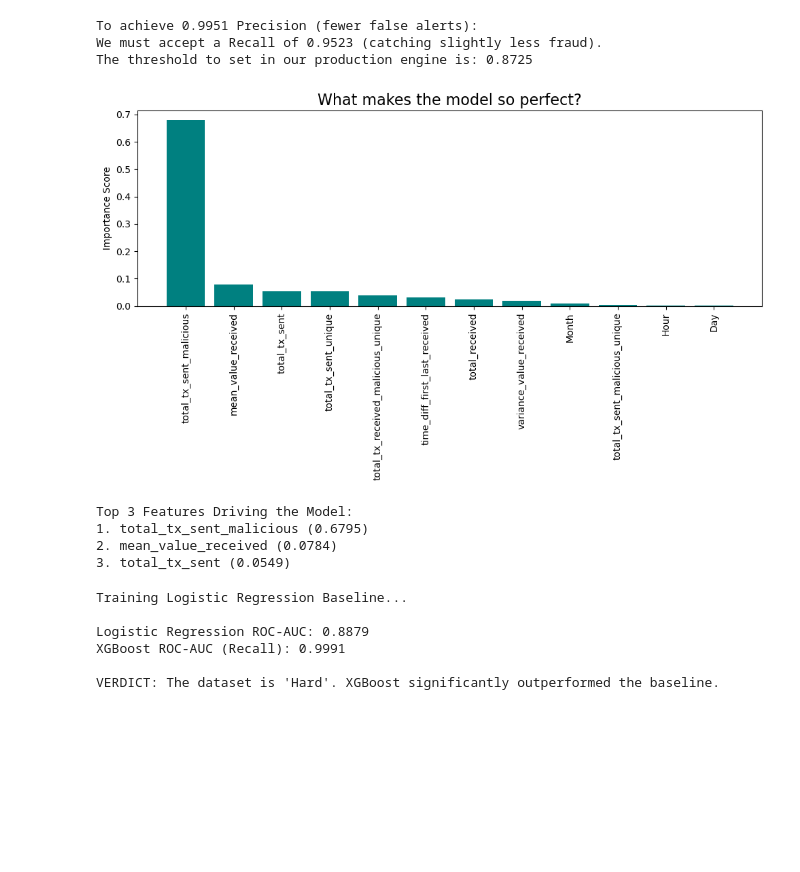
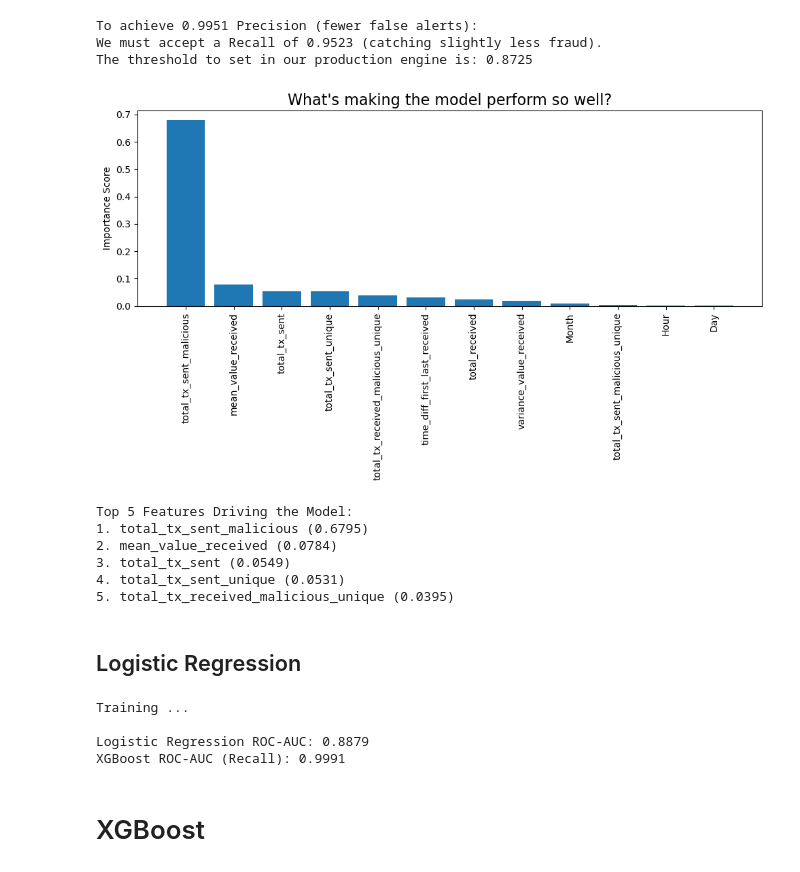
Before and after one commit to jessicabat/crypto-risk-scoring, a Jupyter notebook: notebooks/etfd.ipynb, the cells around one changed output. Saved outputs shown, nothing was run; the diff lists cells and outputs as text; code cells hidden in the pictures; blank space fills up the shorter version.

```diff
--- a/notebooks/etfd.ipynb
+++ b/notebooks/etfd.ipynb
@@ -232,66 +233,51 @@ To achieve 0.9951 Precision (fewer false alerts):
 We must accept a Recall of 0.9523 (catching slightly less fraud).
 The threshold to set in our production engine is: 0.8725
 # %%
-# --- INVESTIGATE: FEATURE IMPORTANCE ---
-# This tells us exactly what the model is looking at.
-
+# feature importance
 features = X_train.columns
 importances = model.feature_importances_
-indices = np.argsort(importances)[::-1] # Sort descending
+indices = np.argsort(importances)[::-1]
 
-# Plot
 plt.figure(figsize=(10, 6))
-plt.title("What makes the model so perfect?", fontsize=16)
-plt.bar(range(X_train.shape[1]), importances[indices], align="center", color='teal')
+plt.title("What's making the model perform so well?", fontsize=16)
+plt.bar(range(X_train.shape[1]), importances[indices], align="center")
 plt.xticks(range(X_train.shape[1]), features[indices], rotation=90)
 plt.xlim([-1, X_train.shape[1]])
 plt.ylabel("Importance Score")
 plt.tight_layout()
 plt.show()
 
-# Print Top 3 for clarity
-print("Top 3 Features Driving the Model:")
-for i in range(3):
+print("Top 5 Features Driving the Model:")
+for i in range(5):
     print(f"{i+1}. {features[indices[i]]} ({importances[indices[i]]:.4f})")
 # %% [output]
-[figure, old version]
+[figure, new version]
-Top 3 Features Driving the Model:
+Top 5 Features Driving the Model:
 1. total_tx_sent_malicious (0.6795)
 2. mean_value_received (0.0784)
 3. total_tx_sent (0.0549)
+4. total_tx_sent_unique (0.0531)
+5. total_tx_received_malicious_unique (0.0395)
+# %% [markdown]
+## Logistic Regression
 # %%
-from sklearn.linear_model import LogisticRegression
-from sklearn.preprocessing import StandardScaler
-from sklearn.pipeline import Pipeline
-
-# --- BASELINE: LOGISTIC REGRESSION ---
-# Logistic Regression requires scaling (StandardScaler) to work well.
-# We use a Pipeline to keep it clean.
-
 lr_pipeline = Pipeline([
-    ('scaler', StandardScaler()), # Step 1: Scale data
-    ('classifier', LogisticRegression(random_state=42, max_iter=1000)) # Step 2: Linear Model
+    ('scaler', StandardScaler()),
+    ('classifier', LogisticRegression(random_state=42, max_iter=1000))
 ])
 
-print("Training Logistic Regression Baseline...")
+print("Training ...")
 lr_pipeline.fit(X_train, y_train)
 
-# Evaluate
 y_prob_lr = lr_pipeline.predict_proba(X_val)[:, 1]
 roc_lr = roc_auc_score(y_val, y_prob_lr)
 
 print(f"\nLogistic Regression ROC-AUC: {roc_lr:.4f}")
 print(f"XGBoost ROC-AUC (Recall): {roc_auc_score(y_val, y_prob):.4f}")
-
-if roc_lr > 0.95:
-    print("\nVERDICT: The dataset is 'Easy' (Linearly Separable).")
-    print("Recommendation: To impress recruiters, we should make the task harder.")
-else:
-    print("\nVERDICT: The dataset is 'Hard'. XGBoost significantly outperformed the baseline.")
 # %% [output]
-Training Logistic Regression Baseline...
+Training ...
 
 Logistic Regression ROC-AUC: 0.8879
 XGBoost ROC-AUC (Recall): 0.9991
-
-VERDICT: The dataset is 'Hard'. XGBoost significantly outperformed the baseline.
+# %% [markdown]
+# XGBoost
```
Also changed, not shown: parts of 18 cells of this notebook.
